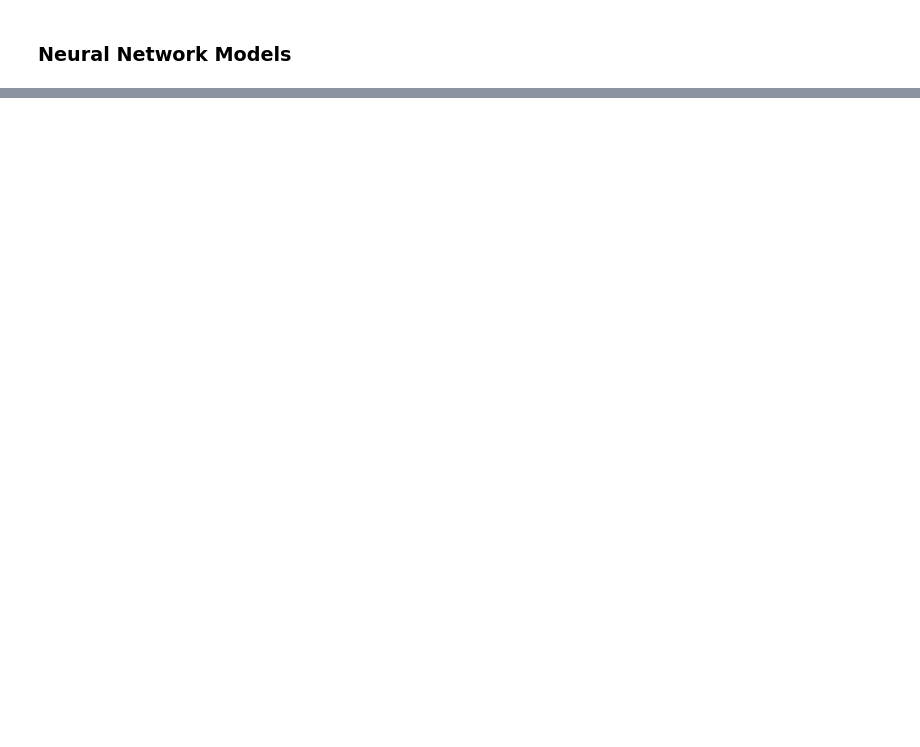
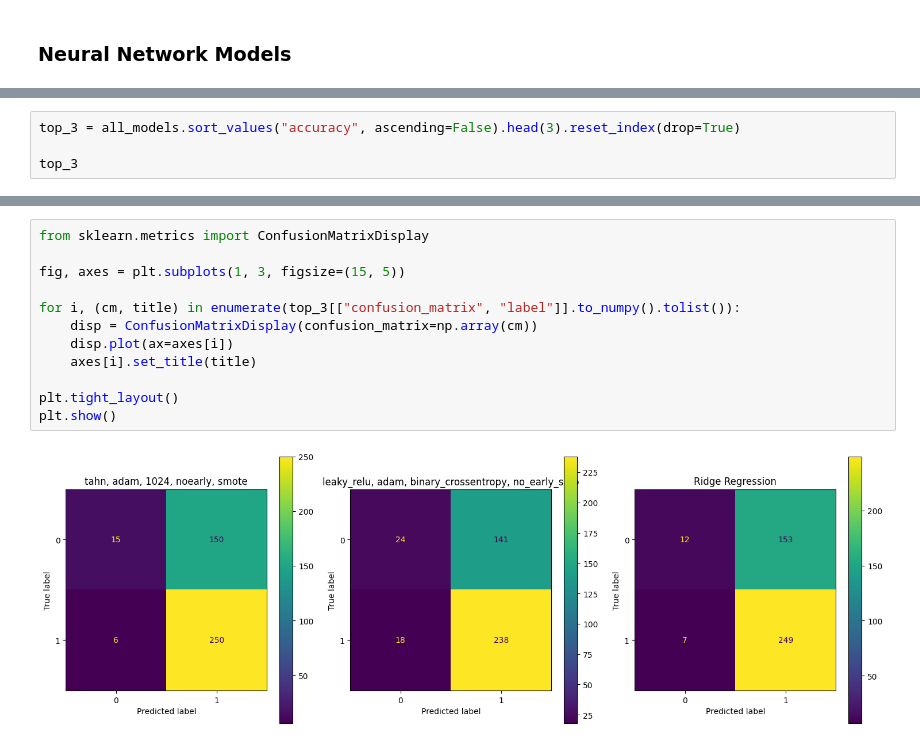
Before and after one commit to julianag27/ml-project, a Jupyter notebook: FinalProject.ipynb, the cells around one changed output, grey strips where cells are left out. Saved outputs shown, nothing was run; the diff lists cells and outputs as text; blank space fills up the shorter version.

```diff
--- a/FinalProject.ipynb
+++ b/FinalProject.ipynb
@@ -281,0 +324,4 @@ plt.show()
+# %%
+top_3 = all_models.sort_values("accuracy", ascending=False).head(3).reset_index(drop=True)
+
+top_3
@@ -281,0 +333,14 @@ plt.show()
+# %%
+from sklearn.metrics import ConfusionMatrixDisplay
+
+fig, axes = plt.subplots(1, 3, figsize=(15, 5))
+
+for i, (cm, title) in enumerate(top_3[["confusion_matrix", "label"]].to_numpy().tolist()):
+    disp = ConfusionMatrixDisplay(confusion_matrix=np.array(cm))
+    disp.plot(ax=axes[i])
+    axes[i].set_title(title)
+
+plt.tight_layout()
+plt.show()
+# %% [output]
+[figure, added]
```
Also changed, not shown: parts of 10 cells of this notebook, 1 other file.
